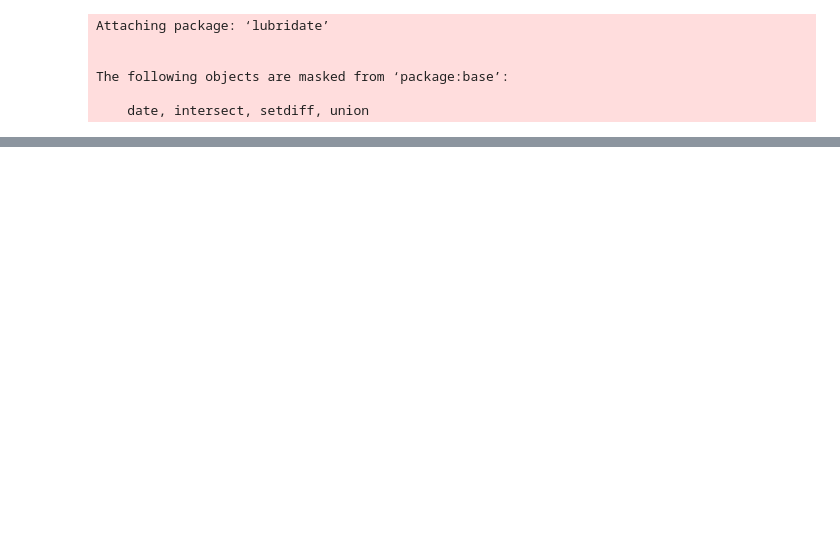
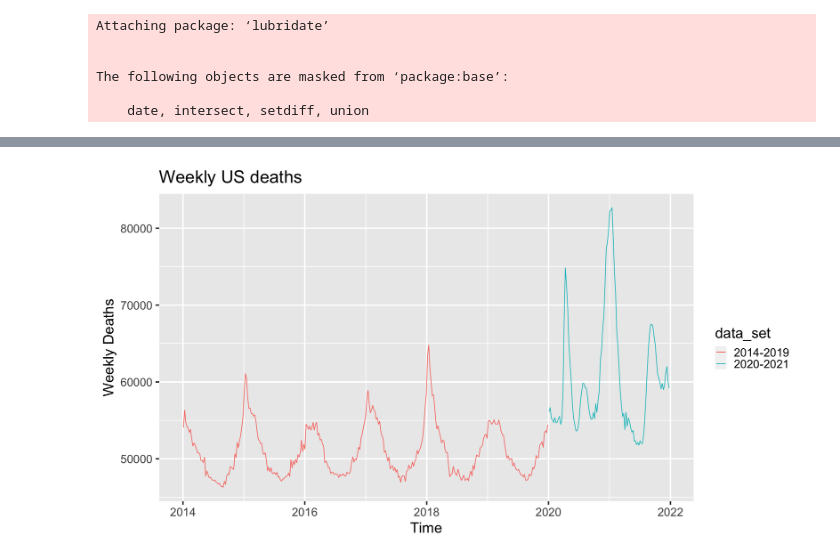
Before and after one commit to matzhaugen/mortality, a Jupyter notebook: notebooks/analysis.ipynb, the cells around one changed output, grey strips where cells are left out. Drawn from its saved outputs; the diff is of its cells as text; code cells hidden in the pictures; blank space fills up the shorter version.

```diff
--- a/notebooks/analysis.ipynb
+++ b/notebooks/analysis.ipynb
@@ -67,0 +79,6 @@ summary(us_death)
+# %%
+# Fit a trend of 50th quantile from 2014-2019
+us_death_all$days = us_death_all$Week.Ending.Date - us_death_all$Week.Ending.Date[1]
+rq.fit = rq(Total.Deaths ~ days, data=us_death_all[us_death_all$data_set=="2014-2019",])
+us_death_all$detrended = as.numeric(us_death_all$Total.Deaths - us_death_all$days * rq.fit$coef[2])
+summary(rq.fit)
@@ -67,0 +95,9 @@ summary(us_death)
+# %%
+# plot detrended deaths
+options(repr.plot.width=15, repr.plot.height=8)
+b = ggplot(us_death_all, aes(x=Week.Ending.Date, y=detrended, color=data_set))
+b + geom_line() +
+theme_gray(base_size = 22) +
+labs(x = "Time", y = "Weekly Deaths", title="Weekly US deaths")
+# %% [output]
+[figure, added]
```
Also changed, not shown: parts of 16 cells of this notebook, 3 other files.
